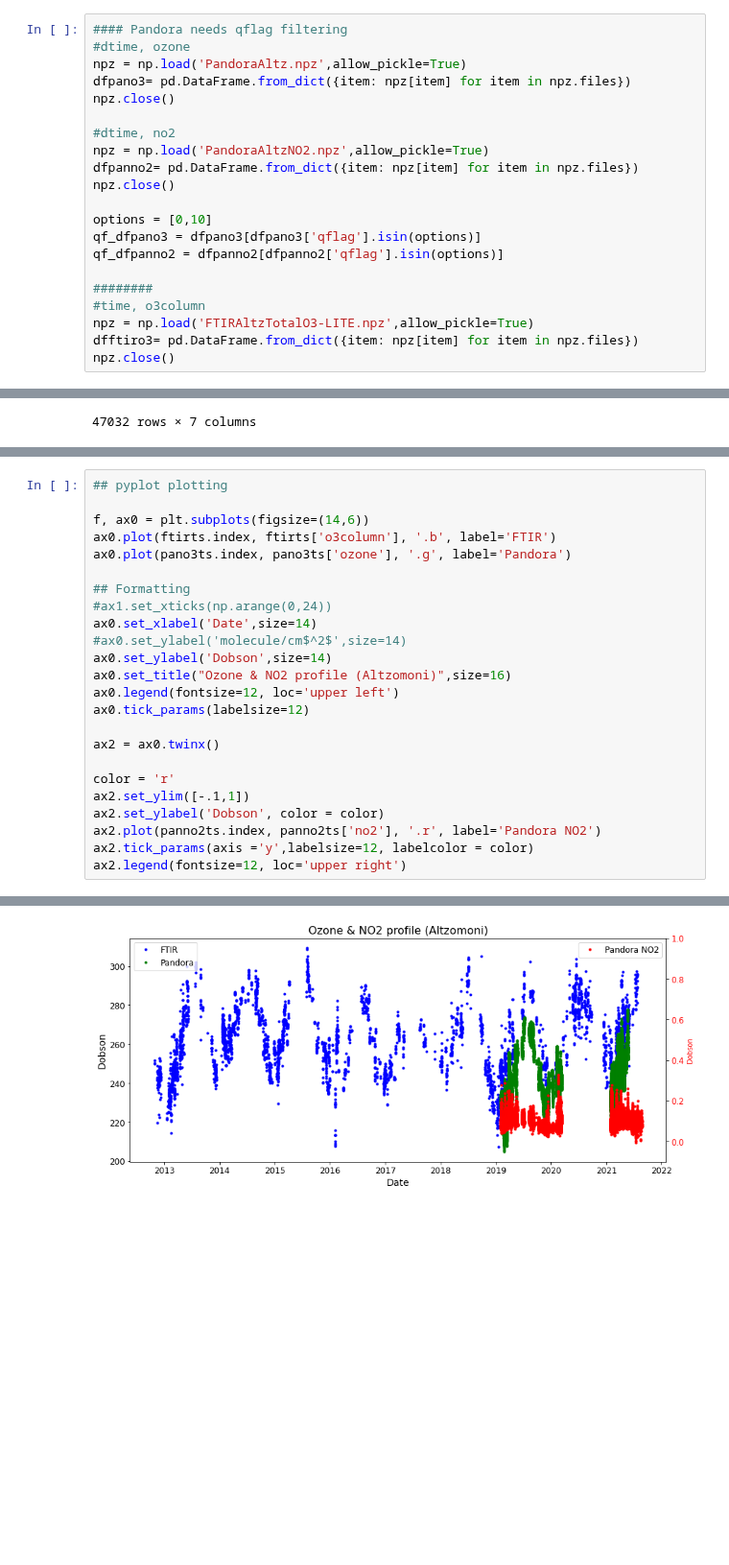
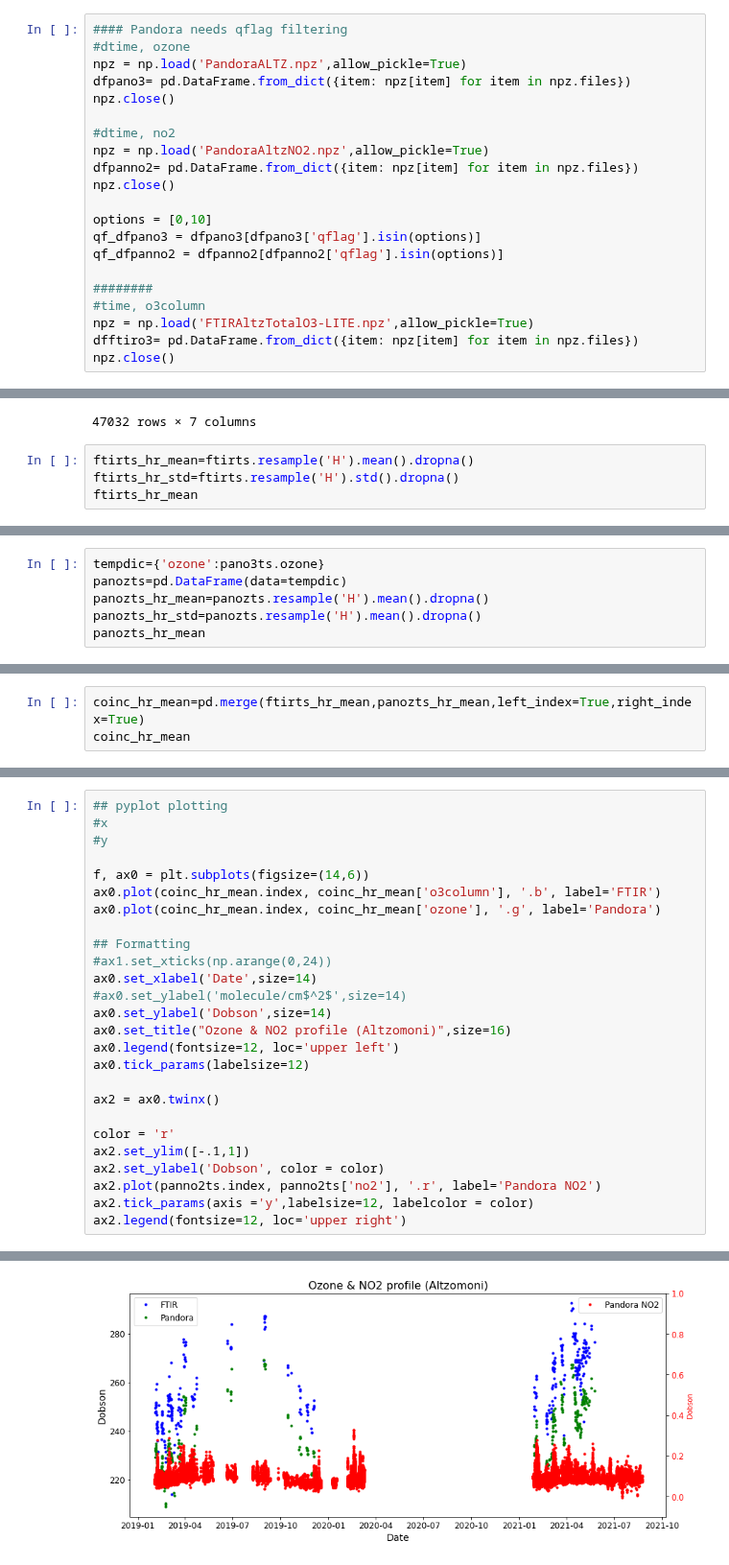
Before and after one commit to mixtli-c/cca-jupyter, a Jupyter notebook: pandonia-merra-ftir.ipynb, the cells around one changed output, grey strips where cells are left out. Shown at 96% size. Saved outputs shown, nothing was run; the diff lists cells and outputs as text; blank space fills up the shorter version.

Commit message:
coincidences

```diff
--- a/pandonia-merra-ftir.ipynb
+++ b/pandonia-merra-ftir.ipynb
@@ -232,7 +232,7 @@ for ii,ele in enumerate(testdf.date):
 # %%
 #### Pandora needs qflag filtering
 #dtime, ozone
-npz = np.load('PandoraAltz.npz',allow_pickle=True)
+npz = np.load('PandoraALTZ.npz',allow_pickle=True)
 dfpano3= pd.DataFrame.from_dict({item: npz[item] for item in npz.files})
 npz.close()
 
@@ -272,3 +272,7 @@ panno2ts
 | 2021-08-23 16:13:50.500 | 0.102040 | 0.002509 | 1.226 | 0.0 | 10 | 0.0 | 0.0 |
 | 2021-08-23 16:13:56.500 | 0.098703 | 0.002494 | 1.226 | 0.0 | 10 | 0.0 | 0.0 |
 47032 rows × 7 columns
+# %%
+ftirts_hr_mean=ftirts.resample('H').mean().dropna()
+ftirts_hr_std=ftirts.resample('H').std().dropna()
+ftirts_hr_mean
@@ -274,0 +294,6 @@ panno2ts
+# %%
+tempdic={'ozone':pano3ts.ozone}
+panozts=pd.DataFrame(data=tempdic)
+panozts_hr_mean=panozts.resample('H').mean().dropna()
+panozts_hr_std=panozts.resample('H').mean().dropna()
+panozts_hr_mean
@@ -274,0 +315,3 @@ panno2ts
+# %%
+coinc_hr_mean=pd.merge(ftirts_hr_mean,panozts_hr_mean,left_index=True,right_index=True)
+coinc_hr_mean
@@ -275,27 +334,29 @@ panno2ts
 # %%
 ## pyplot plotting
+#x
+#y
 
 f, ax0 = plt.subplots(figsize=(14,6))
-ax0.plot(ftirts.index, ftirts['o3column'], '.b', label='FTIR')
-ax0.plot(pano3ts.index, pano3ts['ozone'], '.g', label='Pandora')
+ax0.plot(coinc_hr_mean.index, coinc_hr_mean['o3column'], '.b', label='FTIR')
+ax0.plot(coinc_hr_mean.index, coinc_hr_mean['ozone'], '.g', label='Pandora')
 
 ## Formatting
 #ax1.set_xticks(np.arange(0,24))
 ax0.set_xlabel('Date',size=14)
 #ax0.set_ylabel('molecule/cm$^2$',size=14)
 ax0.set_ylabel('Dobson',size=14)
 ax0.set_title("Ozone & NO2 profile (Altzomoni)",size=16)
 ax0.legend(fontsize=12, loc='upper left')
 ax0.tick_params(labelsize=12)
 
 ax2 = ax0.twinx()
 
 color = 'r'
 ax2.set_ylim([-.1,1])
 ax2.set_ylabel('Dobson', color = color)
 ax2.plot(panno2ts.index, panno2ts['no2'], '.r', label='Pandora NO2')
 ax2.tick_params(axis ='y',labelsize=12, labelcolor = color)
 ax2.legend(fontsize=12, loc='upper right')
 # %% [output]
 <matplotlib.legend.Legend at 0x...>
-[figure, old version]
+[figure, new version]
```
Also changed, not shown: parts of 5 cells of this notebook.
